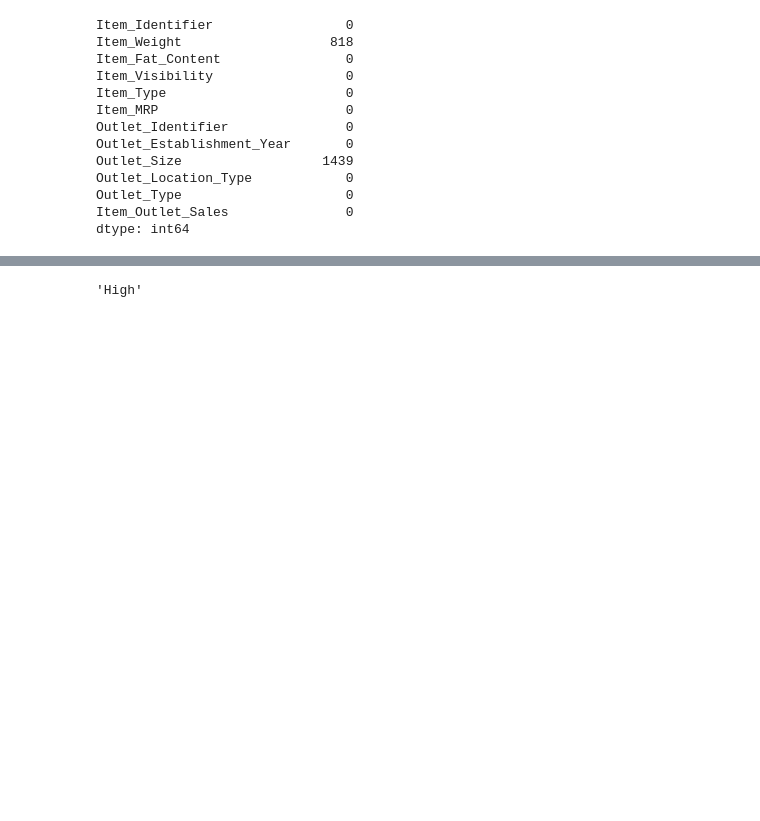
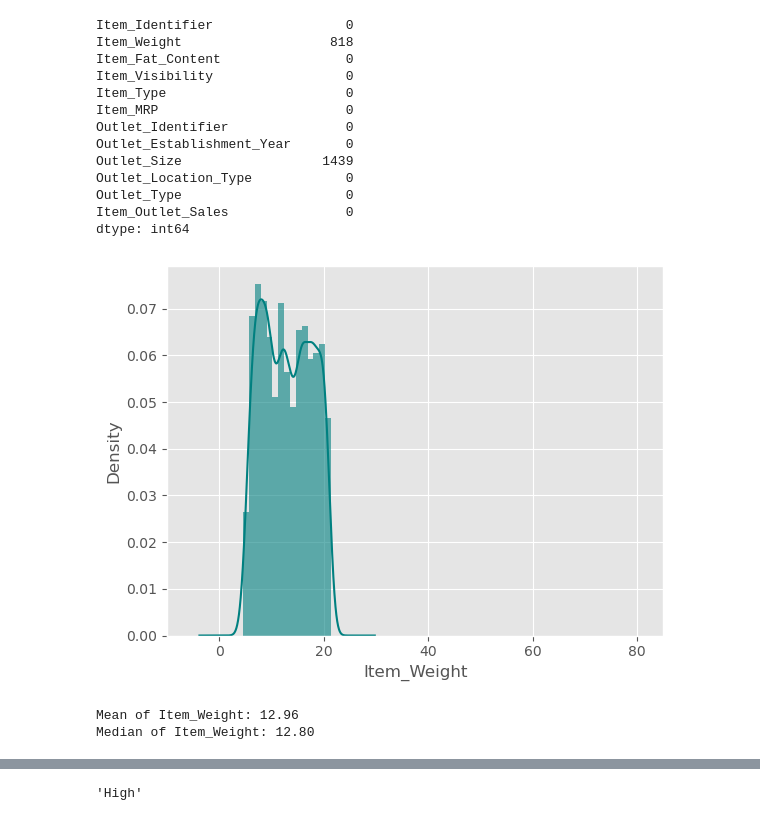
Before and after one commit to gretehalvorsen/DAVE3625_Oblig1, a Jupyter notebook: oblig1.ipynb, the cells around one changed output, grey strips where cells are left out. Drawn from its saved outputs; the diff is of its cells as text; code cells hidden in the pictures; blank space fills up the shorter version.

```diff
--- a/oblig1.ipynb
+++ b/oblig1.ipynb
@@ -94,4 +94,32 @@ Outlet_Location_Type            0
 Outlet_Type                     0
 Item_Outlet_Sales               0
 dtype: int64
+# %%
+# Plot the histogram of 'Item_Weight' with 15 bins, density=True, and add a stacked appearance
+ax = Grc_df["Item_Weight"].hist(bins=15, density=True, stacked=True, color='teal', alpha=0.6)
+
+# Plot the density plot for 'Item_Weight' on the same axis
+Grc_df["Item_Weight"].plot(kind='density', color='teal')
+
+# Set the label for the x-axis
+ax.set(xlabel='Item_Weight')
+
+# Set the x-axis limits
+plt.xlim(-10,85)
+
+# Show the plot
+plt.show()
+# %% [output]
+[figure, added]
+# %%
+mean_Item_Weight = Grc_df["Item_Weight"].mean() #Finding the mean Item_Weight
+median_Item_Weight = Grc_df["Item_Weight"].median() #Finding the median Item_Weight
+
+#Not a large difference between the mean and median, but there is a skewed curve (will use the median)
+
+print(f'Mean of Item_Weight: {mean_Item_Weight:.2f}') #Printing the mean Item_Weight with two decimals
+print(f'Median of Item_Weight: {median_Item_Weight:.2f}') #Printing the median Item_Weight with two decimals
+# %% [output]
+Mean of Item_Weight: 12.96
+Median of Item_Weight: 12.80
 # %%
```
Also changed, not shown: parts of 22 cells of this notebook.
